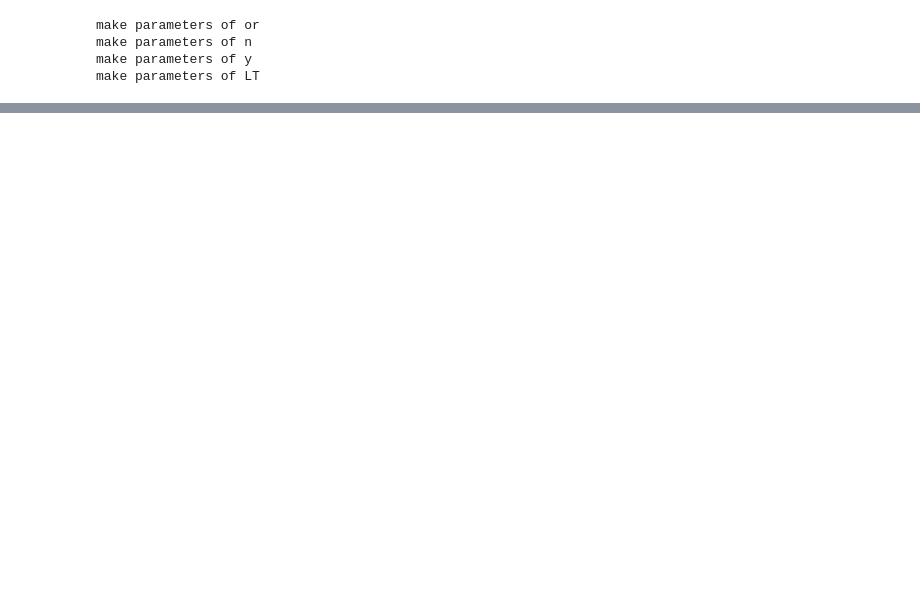
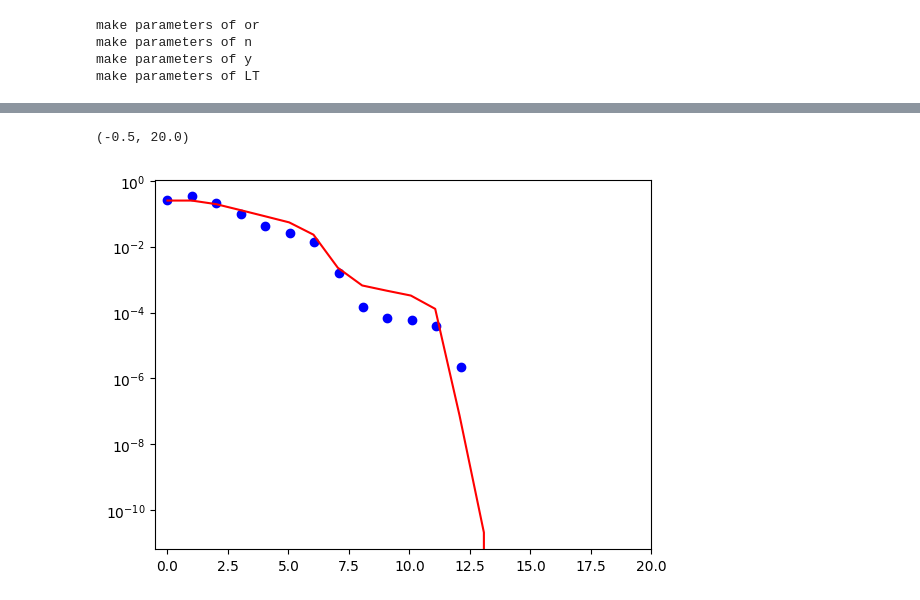
Before and after one commit to jin981016/Data_CIV_code_python, a Jupyter notebook: CLOUDY_Data_1.ipynb, the cells around one changed output, grey strips where cells are left out. Saved outputs shown, nothing was run; the diff lists cells and outputs as text; code cells hidden in the pictures; blank space fills up the shorter version.

```diff
--- a/CLOUDY_Data_1.ipynb
+++ b/CLOUDY_Data_1.ipynb
@@ -272,6 +259,18 @@ radius_4 , radius_kpc_4 , sb_t_4 = RT_SB(RT_path_4)
 radius_6 , radius_kpc_6 , sb_t_6 = RT_SB(RT_path_6)
 radius_8 , radius_kpc_8 , sb_t_8 = RT_SB(RT_path_8)
 radius_t , radius_kpc_t , sb_t_t = RT_SB(RT_path_t)
+# %%
+normal = np.sum(rt_sb_t_y )
+plt.plot(rt_radius_y*kpc*100,rt_sb_t_y/ normal,'bo')
+
+normal = np.sum(sb_y)
+plt.plot(p_radius_y / kpc, sb_y /normal  ,'r-', label='SB_CLOUDY_')
+
+plt.yscale('log')
+plt.xlim(-0.5,20)
+# %% [output]
+(-0.5, 20.0)
+[figure, added]
 # %%
 fig = plt.figure(1, figsize= (20,10))
 
```
Also changed, not shown: parts of 8 cells of this notebook, 27 other files.
